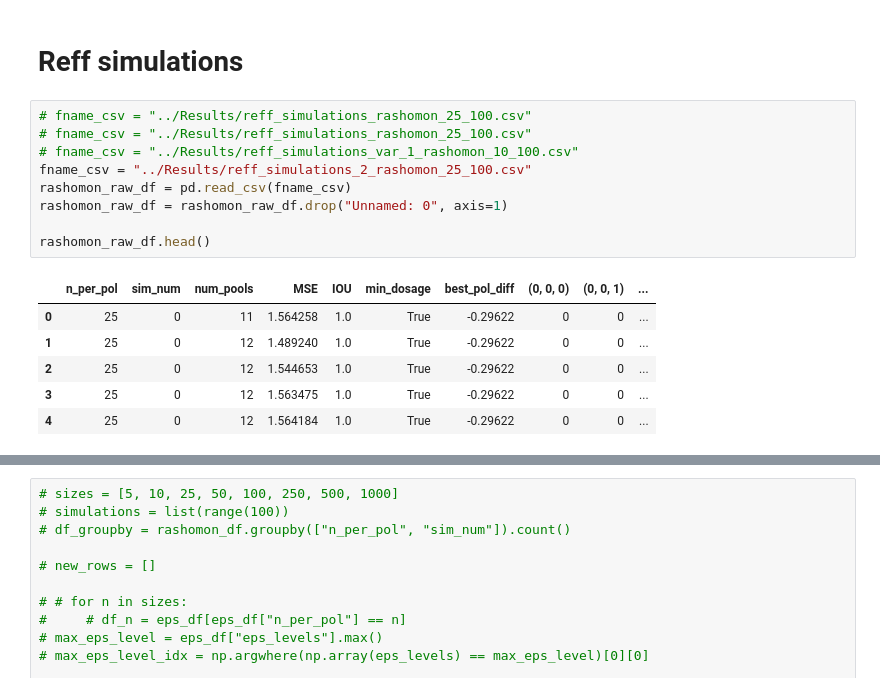
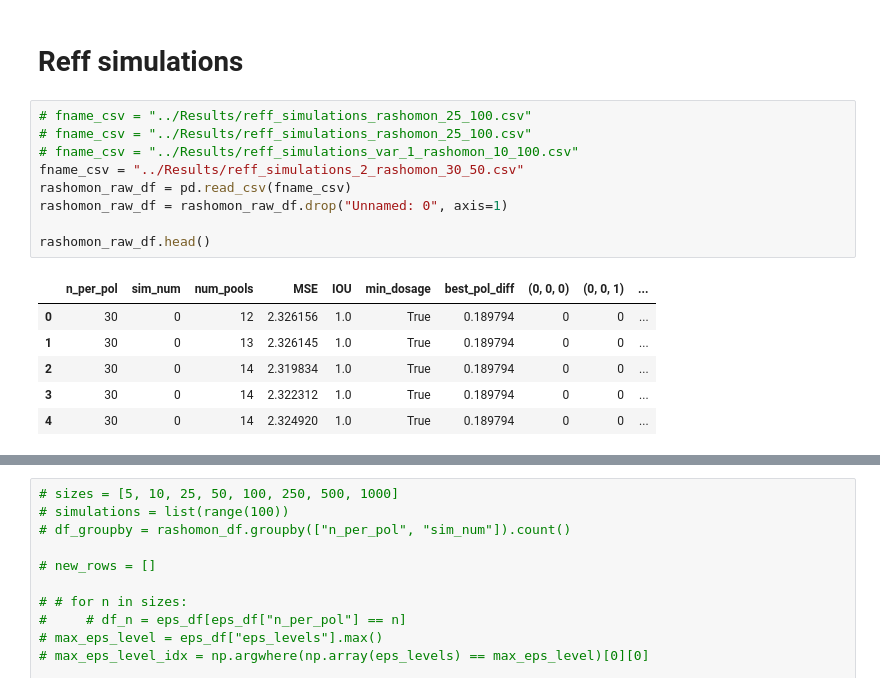
Before and after one commit to AparaV/rashomon-partition-sets, a Jupyter notebook: Code/analyze_results.ipynb, the cells around one changed output, grey strips where cells are left out. Saved outputs shown, nothing was run; the diff lists cells and outputs as text.

```diff
--- a/Code/analyze_results.ipynb
+++ b/Code/analyze_results.ipynb
@@ -758,19 +758,19 @@ plt.show()
 # %%
 # fname_csv = "../Results/reff_simulations_rashomon_25_100.csv"
 # fname_csv = "../Results/reff_simulations_rashomon_25_100.csv"
 # fname_csv = "../Results/reff_simulations_var_1_rashomon_10_100.csv"
-fname_csv = "../Results/reff_simulations_2_rashomon_25_100.csv"
+fname_csv = "../Results/reff_simulations_2_rashomon_30_50.csv"
 rashomon_raw_df = pd.read_csv(fname_csv)
 rashomon_raw_df = rashomon_raw_df.drop("Unnamed: 0", axis=1)
 
 rashomon_raw_df.head()
 # %% [output]
 |  | n_per_pol | sim_num | num_pools | MSE | IOU | min_dosage | best_pol_diff | (0, 0, 0) | (0, 0, 1) | ... |
-| 0 | 25 | 0 | 11 | 1.564258 | 1.0 | True | -0.29622 | 0 | 0 | ... |
-| 1 | 25 | 0 | 12 | 1.489240 | 1.0 | True | -0.29622 | 0 | 0 | ... |
-| 2 | 25 | 0 | 12 | 1.544653 | 1.0 | True | -0.29622 | 0 | 0 | ... |
-| 3 | 25 | 0 | 12 | 1.563475 | 1.0 | True | -0.29622 | 0 | 0 | ... |
-| 4 | 25 | 0 | 12 | 1.564184 | 1.0 | True | -0.29622 | 0 | 0 | ... |
+| 0 | 30 | 0 | 12 | 2.326156 | 1.0 | True | 0.189794 | 0 | 0 | ... |
+| 1 | 30 | 0 | 13 | 2.326145 | 1.0 | True | 0.189794 | 0 | 0 | ... |
+| 2 | 30 | 0 | 14 | 2.319834 | 1.0 | True | 0.189794 | 0 | 0 | ... |
+| 3 | 30 | 0 | 14 | 2.322312 | 1.0 | True | 0.189794 | 0 | 0 | ... |
+| 4 | 30 | 0 | 14 | 2.324920 | 1.0 | True | 0.189794 | 0 | 0 | ... |
 # %%
 rashomon_df = rashomon_raw_df.copy()
 
```
Also changed, not shown: parts of 8 cells of this notebook, 2 other files.
